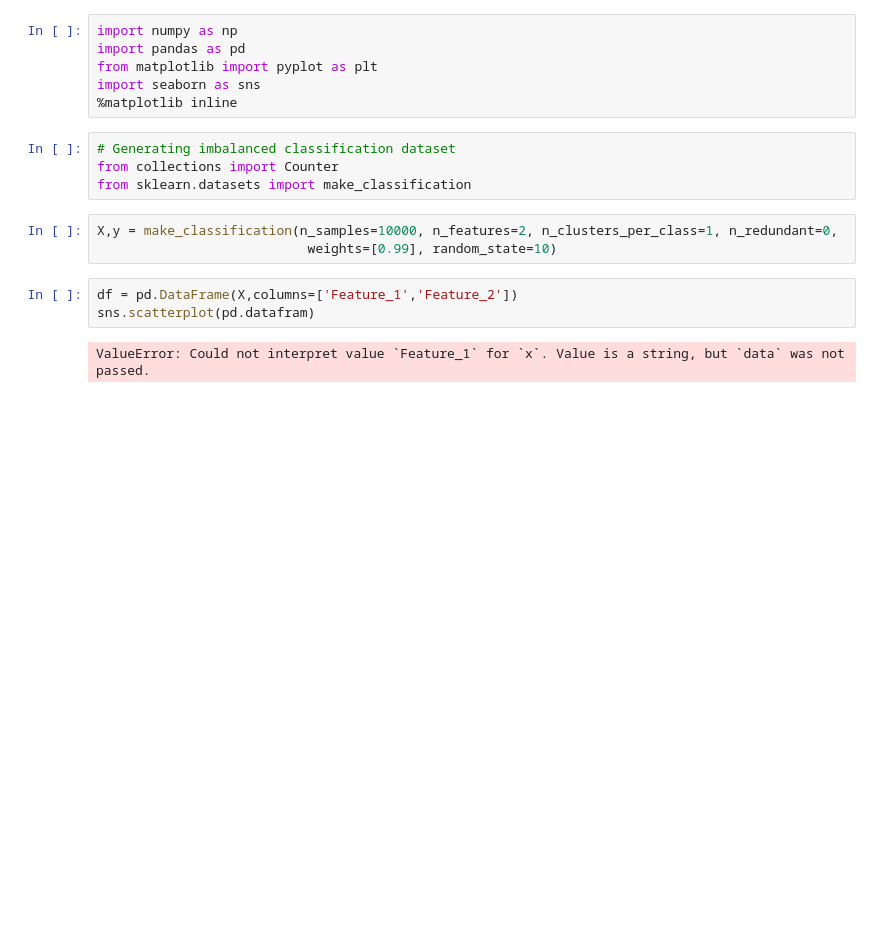
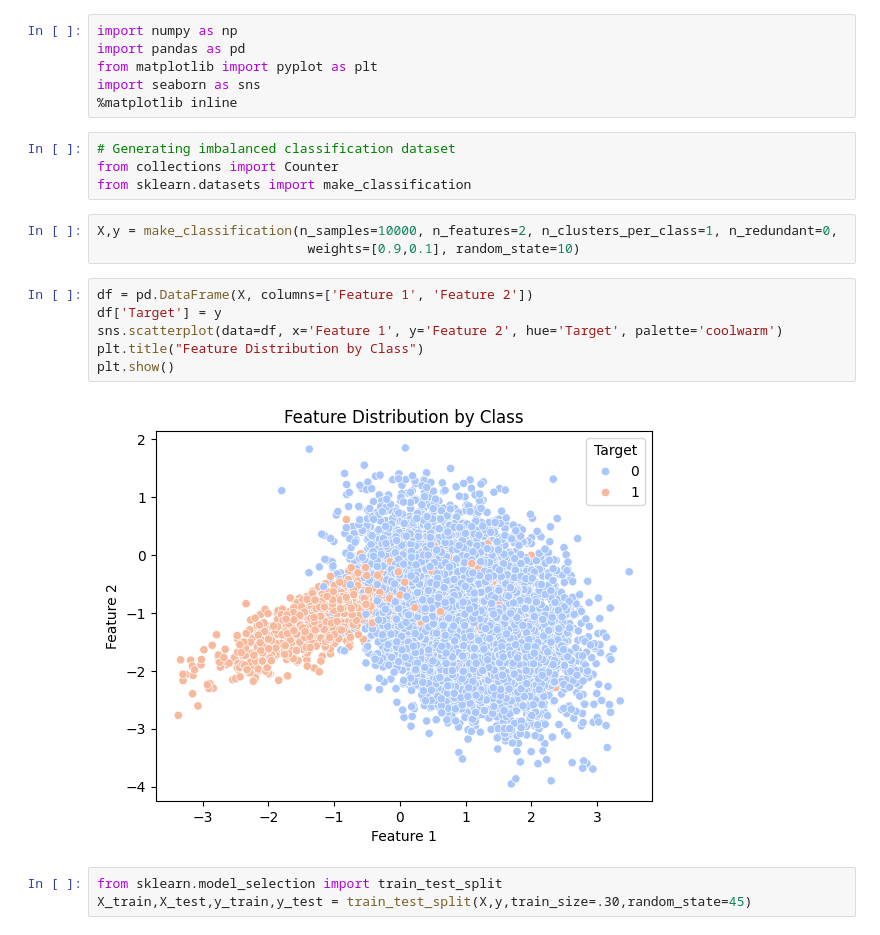
Before and after one commit to coding-ninza-shivam/Machine-Learning, a Jupyter notebook: Machine Learning/3. Logistic Regression/3.log_reg_imbal.ipynb, the cells around one changed output. Saved outputs shown, nothing was run; the diff lists cells and outputs as text; blank space fills up the shorter version.

```diff
--- a/Machine Learning/3. Logistic Regression/3.log_reg_imbal.ipynb
+++ b/Machine Learning/3. Logistic Regression/3.log_reg_imbal.ipynb
@@ -12,9 +12,15 @@ from collections import Counter
 from sklearn.datasets import make_classification
 # %%
 X,y = make_classification(n_samples=10000, n_features=2, n_clusters_per_class=1, n_redundant=0,
-                           weights=[0.99], random_state=10)
+                           weights=[0.9,0.1], random_state=10)
 # %%
-df = pd.DataFrame(X,columns=['Feature_1','Feature_2'])
-sns.scatterplot(pd.datafram)
+df = pd.DataFrame(X, columns=['Feature 1', 'Feature 2'])
+df['Target'] = y
+sns.scatterplot(data=df, x='Feature 1', y='Feature 2', hue='Target', palette='coolwarm')
+plt.title("Feature Distribution by Class")
+plt.show()
 # %% [output]
-ValueError: Could not interpret value `Feature_1` for `x`. Value is a string, but `data` was not passed.
+[figure, added]
+# %%
+from sklearn.model_selection import train_test_split
+X_train,X_test,y_train,y_test = train_test_split(X,y,train_size=.30,random_state=45)
```
Also changed, not shown: parts of 8 cells of this notebook.
